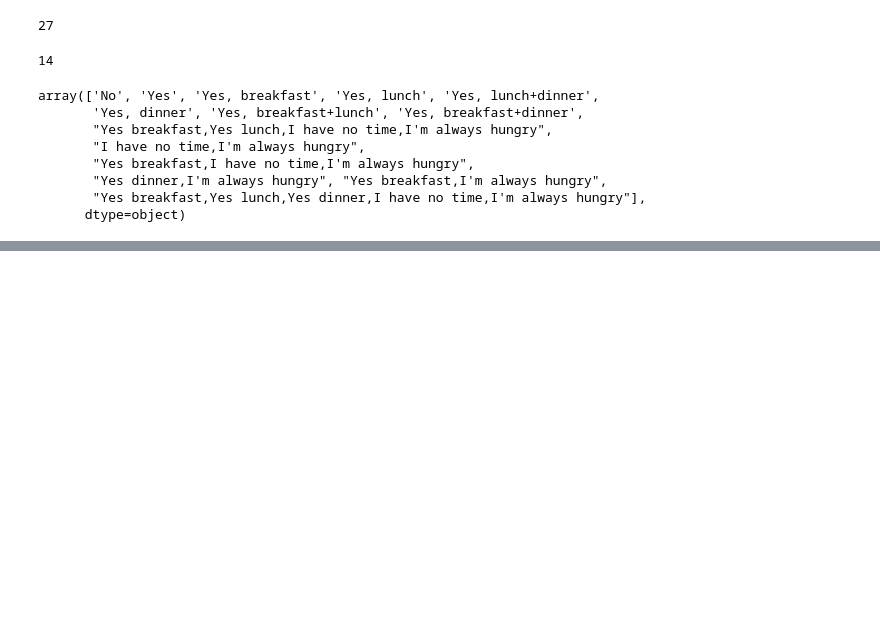
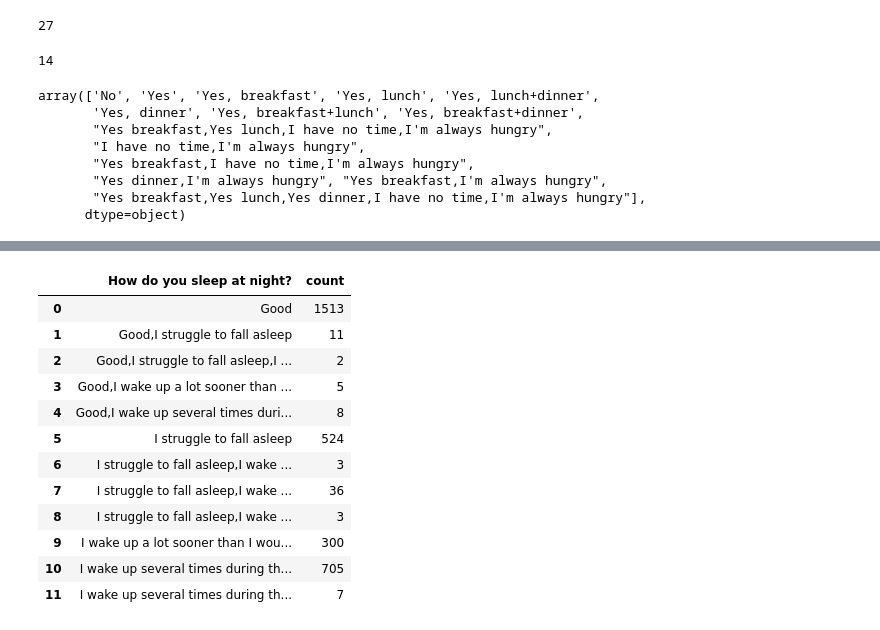
Before and after one commit to katerinavelichko/eating-habits-tracker, a Jupyter notebook: notebooks/sleep_quality_notebook.ipynb, the cells around one changed output, grey strips where cells are left out. Cells and saved outputs as stored; diff of their text form; code cells hidden in the pictures; blank space fills up the shorter version.

Commit message:
+ sleep analysis

```diff
--- a/notebooks/sleep_quality_notebook.ipynb
+++ b/notebooks/sleep_quality_notebook.ipynb
@@ -618,0 +668,18 @@ array(['No', 'Yes', 'Yes, breakfast', 'Yes, lunch', 'Yes, lunch+dinner',
+# %%
+data_sleep = df.groupby(['How do you sleep at night?'])['How do you sleep at night?'].count().reset_index(name='count')
+
+data_sleep
+# %% [output]
+|  | How do you sleep at night? | count |
+| 0 | Good | 1513 |
+| 1 | Good,I struggle to fall asleep | 11 |
+| 2 | Good,I struggle to fall asleep,I ... | 2 |
+| 3 | Good,I wake up a lot sooner than ... | 5 |
+| 4 | Good,I wake up several times duri... | 8 |
+| 5 | I struggle to fall asleep | 524 |
+| 6 | I struggle to fall asleep,I wake ... | 3 |
+| 7 | I struggle to fall asleep,I wake ... | 36 |
+| 8 | I struggle to fall asleep,I wake ... | 3 |
+| 9 | I wake up a lot sooner than I wou... | 300 |
+| 10 | I wake up several times during th... | 705 |
+| 11 | I wake up several times during th... | 7 |
```
Also changed, not shown: parts of 10 cells of this notebook.
